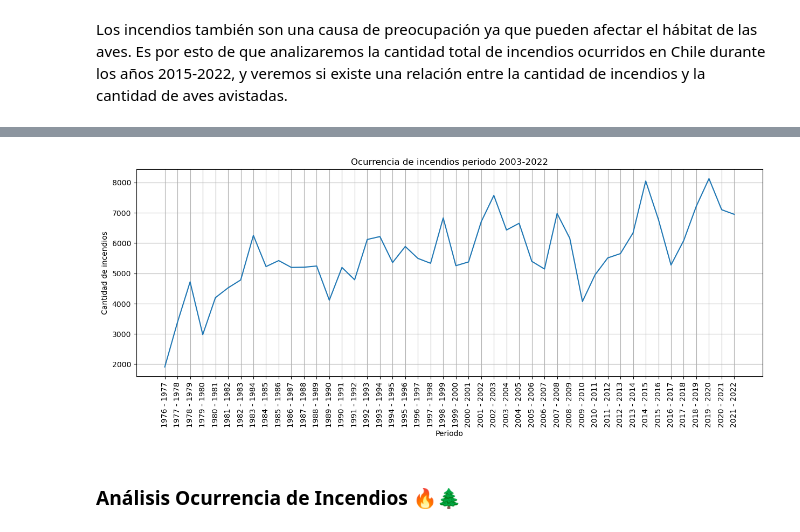
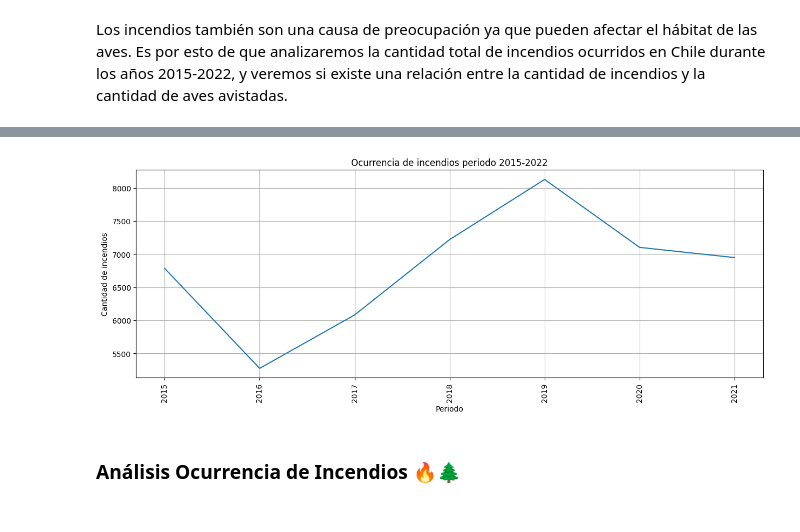
Before and after one commit to ymotomy/Proyecto-IMT2200, a Jupyter notebook: Proyecto.ipynb, the cells around one changed output, grey strips where cells are left out. Cells and saved outputs as stored; diff of their text form; code cells hidden in the pictures.

```diff
--- a/Proyecto.ipynb
+++ b/Proyecto.ipynb
@@ -136,0 +136,4 @@ df_ocurrencia_incendios.head()
+# %%
+df_ocurrencia_incendios['PERIODO'] = df_ocurrencia_incendios['PERIODO'].apply(lambda x: int(x.split("-")[0])).unique()
+df_ocurrencia_incendios = df_ocurrencia_incendios[df_ocurrencia_incendios['PERIODO'] >= 2015]
+df_ocurrencia_incendios
@@ -137,15 +149,15 @@ df_ocurrencia_incendios.head()
 # %%
 # Graficamos la ocurrencia de incendios periodo 2014-2022
 plt.figure(figsize=(15, 5))
 sns.lineplot(data=df_ocurrencia_incendios, x="PERIODO", y="TOTAL")
-plt.title("Ocurrencia de incendios periodo 2003-2022")
+plt.title("Ocurrencia de incendios periodo 2015-2022")
 plt.xlabel("Periodo")
 plt.ylabel("Cantidad de incendios")
 plt.grid()
 plt.xticks(rotation=90)
 plt.show()
 # %% [output]
-[figure, old version]
+[figure, new version]
 # %% [markdown]
 ### Análisis Ocurrencia de Incendios 🔥🌲
 # %% [markdown]
```
Also changed, not shown: parts of 35 cells of this notebook, 12 other files.
